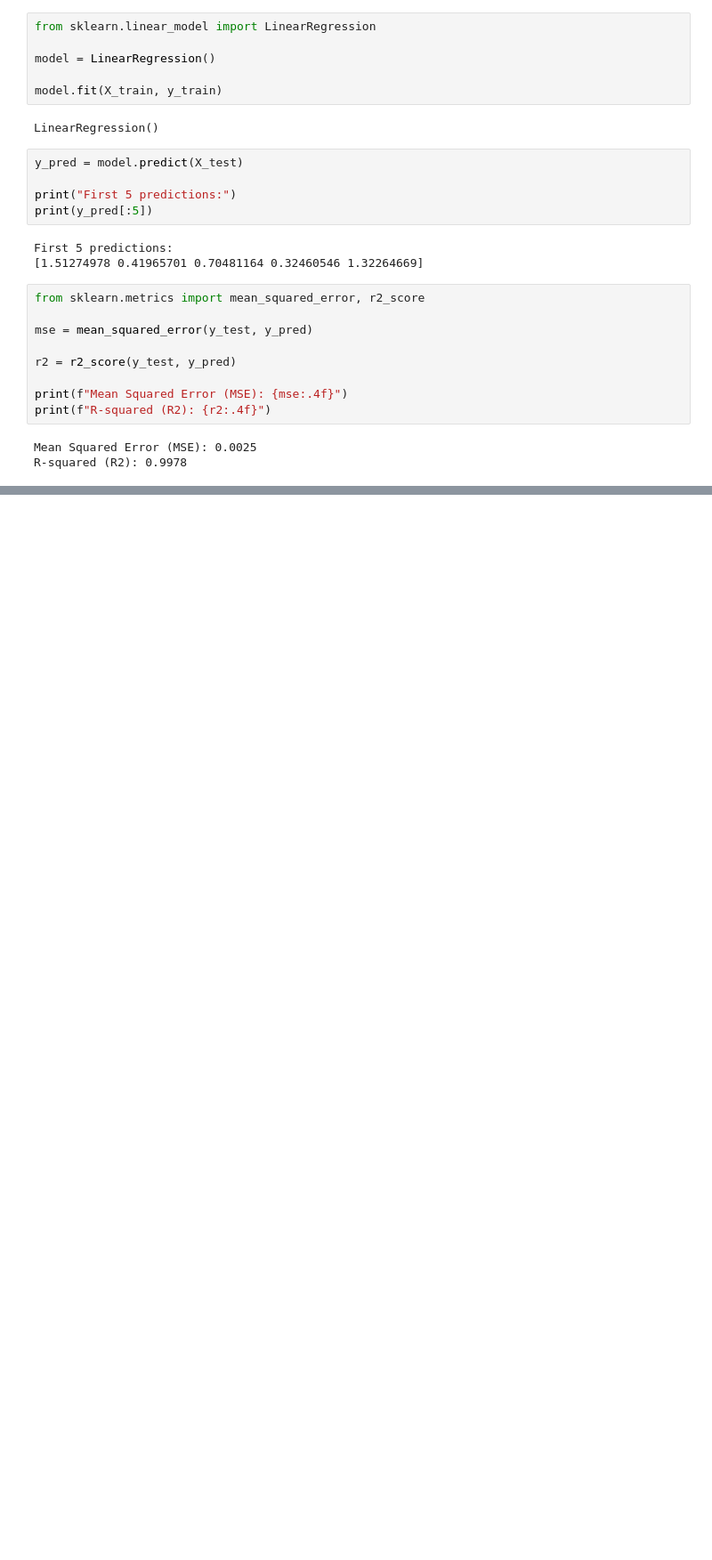
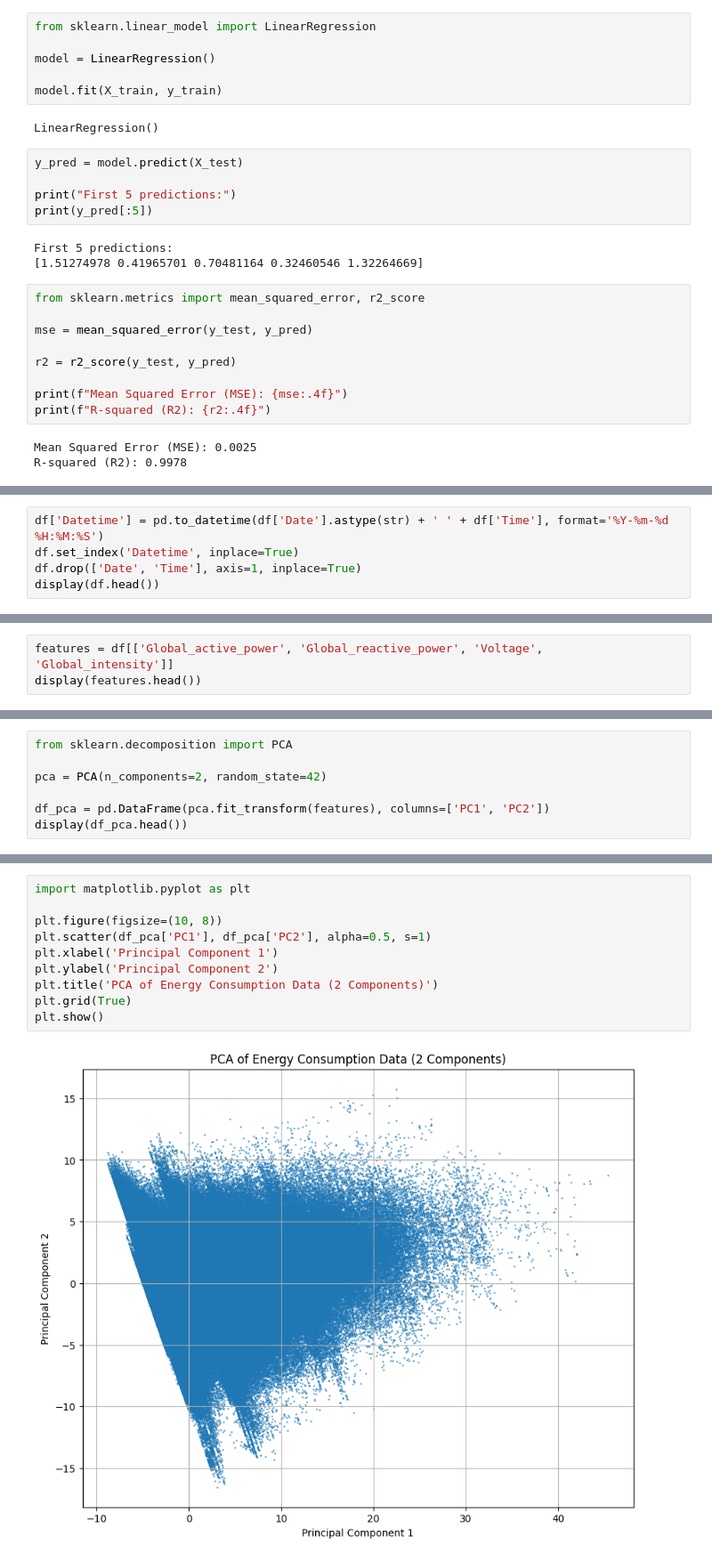
Before and after one commit to PedroH-07/Checkpoint1-SERS, a Jupyter notebook: CP01_SERS.ipynb, the cells around one changed output, grey strips where cells are left out. Shown at 89% size. Drawn from its saved outputs; the diff is of its cells as text; blank space fills up the shorter version.

```diff
--- a/CP01_SERS.ipynb
+++ b/CP01_SERS.ipynb
@@ -412,0 +416,5 @@ R-squared (R2): 0.9978
+# %%
+df['Datetime'] = pd.to_datetime(df['Date'].astype(str) + ' ' + df['Time'], format='%Y-%m-%d %H:%M:%S')
+df.set_index('Datetime', inplace=True)
+df.drop(['Date', 'Time'], axis=1, inplace=True)
+display(df.head())
@@ -412,0 +552,3 @@ R-squared (R2): 0.9978
+# %%
+features = df[['Global_active_power', 'Global_reactive_power', 'Voltage', 'Global_intensity']]
+display(features.head())
@@ -412,0 +563,7 @@ R-squared (R2): 0.9978
+# %%
+from sklearn.decomposition import PCA
+
+pca = PCA(n_components=2, random_state=42)
+
+df_pca = pd.DataFrame(pca.fit_transform(features), columns=['PC1', 'PC2'])
+display(df_pca.head())
@@ -412,0 +589,12 @@ R-squared (R2): 0.9978
+# %%
+import matplotlib.pyplot as plt
+
+plt.figure(figsize=(10, 8))
+plt.scatter(df_pca['PC1'], df_pca['PC2'], alpha=0.5, s=1)
+plt.xlabel('Principal Component 1')
+plt.ylabel('Principal Component 2')
+plt.title('PCA of Energy Consumption Data (2 Components)')
+plt.grid(True)
+plt.show()
+# %% [output]
+[figure, added]
```
Also changed, not shown: parts of 27 cells of this notebook.
